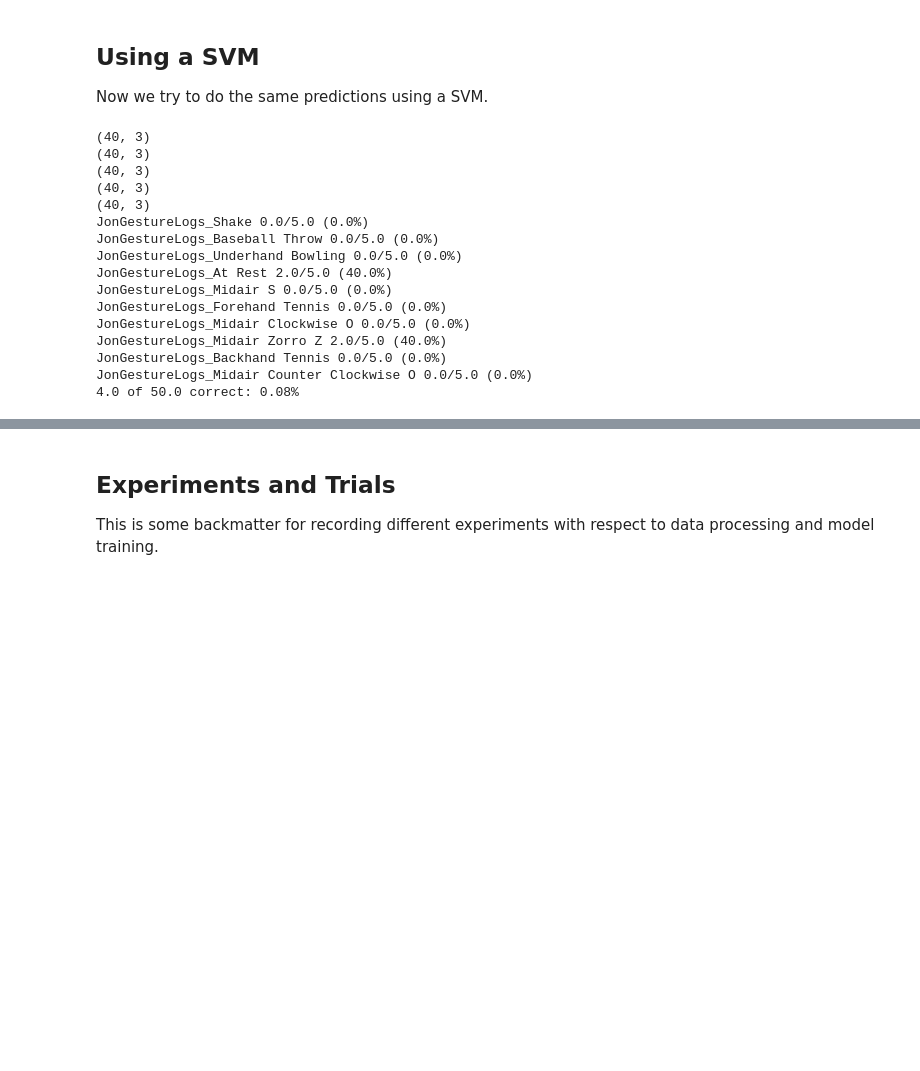
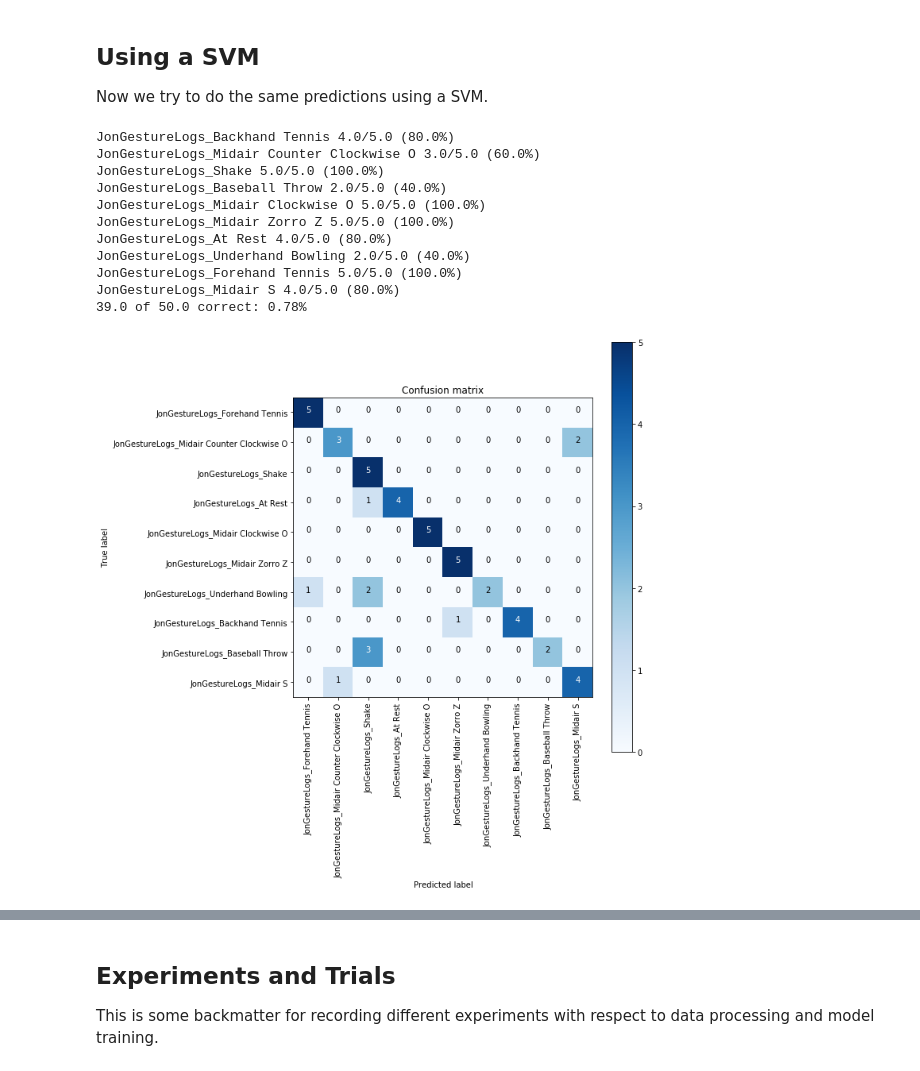
Before and after one commit to jraisher/CSEP590, a Jupyter notebook: notebooks/assignment2.ipynb, the cells around one changed output, grey strips where cells are left out. Saved outputs shown, nothing was run; the diff lists cells and outputs as text; code cells hidden in the pictures; blank space fills up the shorter version.

```diff
--- a/notebooks/assignment2.ipynb
+++ b/notebooks/assignment2.ipynb
@@ -51,6 +51,9 @@ class SensorData:
         ySquared = np.multiply(self.y, self.y)
         zSquared = np.multiply(self.z, self.z)
         self.mag = np.sqrt(np.add(xSquared, ySquared, zSquared))
+
+        self.signalLengthBeforePadding = len(self.x)
+
 
     # Returns a dict of numpy arrays
     def get_data(self):
@@ -590,56 +559,83 @@ KeyboardInterrupt:
 Now we try to do the same predictions using a SVM.
 # %%
 class SVMModel:
-    NUM_FEATURES = 3
-
     def __init__(self):
         self.model = svm.SVC()
+        self.num_features = 0
 
     def train(self, data):
         features = np.array([])
         labels = np.array([])
         for datum in data:
             features = np.append(features, self.GetFeatures(datum))
             labels = np.append(labels, datum.gestureName)
 
-        features = features.reshape(-1, self.NUM_FEATURES)
+        features = features.reshape(-1, self.num_features)
         self.model.fit(features, labels)
 
     def reset(self):
         self.model = svm.SVC()
 
     def predict(self, trial):
         features = self.GetFeatures(trial)
-        return self.model.predict(features)
+        return self.model.predict(features)[0]
 
     def GetFeatures(self, trial):
-        xMax = trial.accel.x.max()
-        yMax = trial.accel.y.max()
-        zMax = trial.accel.z.max()
-        return [[xMax, yMax, zMax]]
+        std = trial.accel.mag.std()
+        mean = trial.accel.mag.mean()
+
+        minX = trial.accel.x.min()
+        meanX = trial.accel.x.mean()
+        maxX = trial.accel.x.max()
+        stdX = trial.accel.x.std()
+
+        maxY = trial.accel.y.max()
+        minY = trial.accel.y.min()
+        minY = trial.accel.y.min()
+        stdY = trial.accel.y.std()
+
+        maxZ = trial.accel.z.max()
+        minZ = trial.accel.z.min()
+        minZ = trial.accel.z.min()
+        stdZ = trial.accel.z.std()
+
+        minXGyro = trial.gyro.x.min()
+        meanXGyro = trial.gyro.x.mean()
+        maxXGyro = trial.gyro.x.max()
+        stdXGyro = trial.gyro.x.std()
+
+        maxYGyro = trial.gyro.y.max()
+        minYGyro = trial.gyro.y.min()
+        minYGyro = trial.gyro.y.min()
+        stdYGyro = trial.gyro.y.std()
+
+        maxZGyro = trial.gyro.z.max()
+        minZGyro = trial.gyro.z.min()
+        minZGyro = trial.gyro.z.min()
+        stdZGyro = trial.gyro.z.std()
+
+        features = [[stdX, stdY, stdZ, stdXGyro, stdYGyro, stdZGyro]]
+        self.num_features = len(features[0])
+        return features
 
 model = SVMModel()
 jonResults = Test(model, jonTrials)
 PrintResults(jonResults)
 PlotConfusionMatrix(jonResults)
 
 myResults = Test(model, myTrials)
 PrintResults(myResults)
 PlotConfusionMatrix(myResults)
 # %% [output]
-(40, 3)
-(40, 3)
-(40, 3)
-(40, 3)
-(40, 3)
-JonGestureLogs_Shake 0.0/5.0 (0.0%)
-JonGestureLogs_Baseball Throw 0.0/5.0 (0.0%)
-JonGestureLogs_Underhand Bowling 0.0/5.0 (0.0%)
-JonGestureLogs_At Rest 2.0/5.0 (40.0%)
-JonGestureLogs_Midair S 0.0/5.0 (0.0%)
-JonGestureLogs_Forehand Tennis 0.0/5.0 (0.0%)
-JonGestureLogs_Midair Clockwise O 0.0/5.0 (0.0%)
-JonGestureLogs_Midair Zorro Z 2.0/5.0 (40.0%)
-JonGestureLogs_Backhand Tennis 0.0/5.0 (0.0%)
-JonGestureLogs_Midair Counter Clockwise O 0.0/5.0 (0.0%)
-4.0 of 50.0 correct: 0.08%
+JonGestureLogs_Backhand Tennis 4.0/5.0 (80.0%)
+JonGestureLogs_Midair Counter Clockwise O 3.0/5.0 (60.0%)
+JonGestureLogs_Shake 5.0/5.0 (100.0%)
+JonGestureLogs_Baseball Throw 2.0/5.0 (40.0%)
+JonGestureLogs_Midair Clockwise O 5.0/5.0 (100.0%)
+JonGestureLogs_Midair Zorro Z 5.0/5.0 (100.0%)
+JonGestureLogs_At Rest 4.0/5.0 (80.0%)
+JonGestureLogs_Underhand Bowling 2.0/5.0 (40.0%)
+JonGestureLogs_Forehand Tennis 5.0/5.0 (100.0%)
+JonGestureLogs_Midair S 4.0/5.0 (80.0%)
+39.0 of 50.0 correct: 0.78%
+[figure, added]
```
Also changed, not shown: parts of 6 cells of this notebook.
